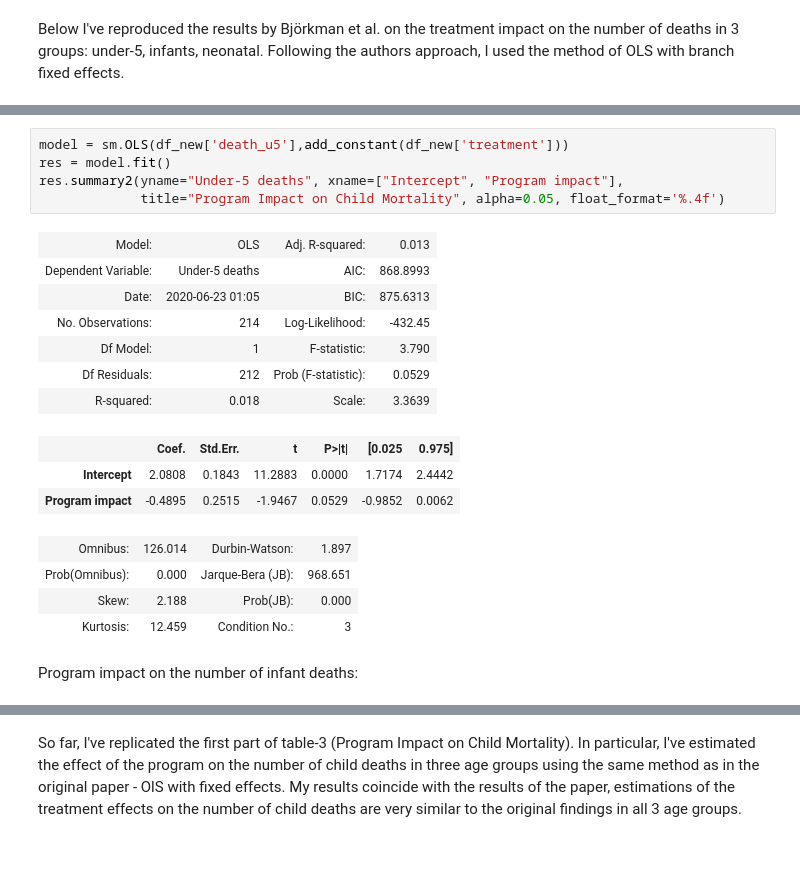
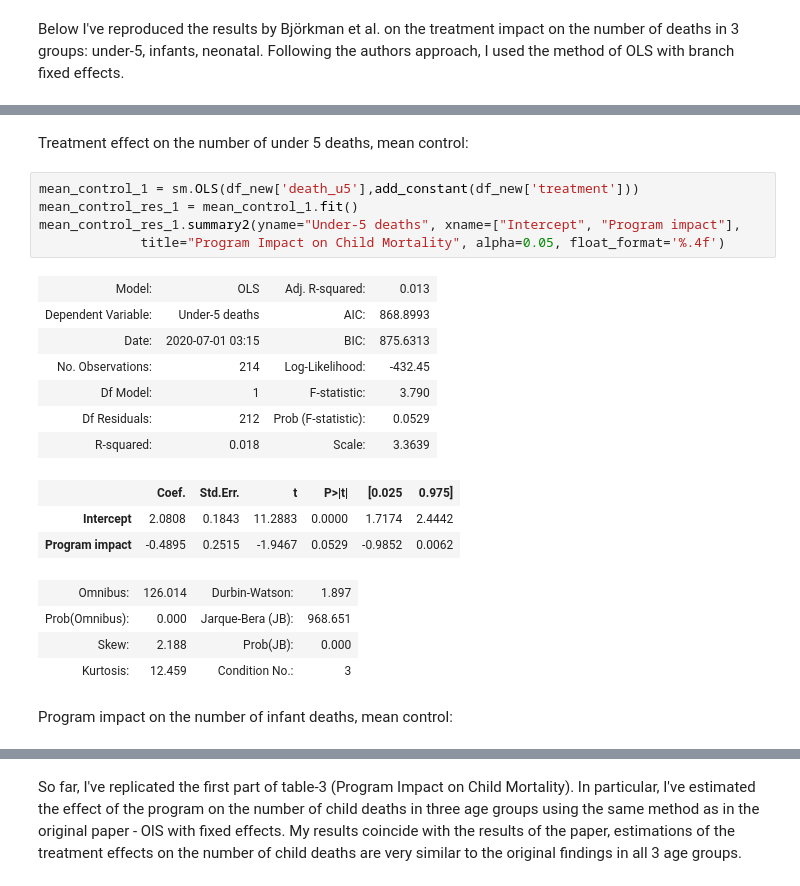
Before and after one commit to madinajapakhova/Project-replication, a Jupyter notebook: MJapakhova project(replication).ipynb, the cells around one changed output, grey strips where cells are left out. Cells and saved outputs as stored; diff of their text form; blank space fills up the shorter version.

```diff
--- a/MJapakhova project(replication).ipynb
+++ b/MJapakhova project(replication).ipynb
@@ -331,12 +247,14 @@ Mean control:
+# %% [markdown]
+Treatment effect on the number of under 5 deaths, mean control:
 # %%
-model = sm.OLS(df_new['death_u5'],add_constant(df_new['treatment']))
-res = model.fit()
-res.summary2(yname="Under-5 deaths", xname=["Intercept", "Program impact"],
+mean_control_1 = sm.OLS(df_new['death_u5'],add_constant(df_new['treatment']))
+mean_control_res_1 = mean_control_1.fit()
+mean_control_res_1.summary2(yname="Under-5 deaths", xname=["Intercept", "Program impact"],
              title="Program Impact on Child Mortality", alpha=0.05, float_format='%.4f')
 # %% [output]
 | Model: | OLS | Adj. R-squared: | 0.013 |
 | Dependent Variable: | Under-5 deaths | AIC: | 868.8993 |
-| Date: | 2020-06-23 01:05 | BIC: | 875.6313 |
+| Date: | 2020-07-01 03:15 | BIC: | 875.6313 |
 | No. Observations: | 214 | Log-Likelihood: | -432.45 |
 | Df Model: | 1 | F-statistic: | 3.790 |
 | Df Residuals: | 212 | Prob (F-statistic): | 0.0529 |
@@ -349,4 +267,4 @@ res.summary2(yname="Under-5 deaths", xname=["Intercept", "Program impact"],
 | Skew: | 2.188 | Prob(JB): | 0.000 |
 | Kurtosis: | 12.459 | Condition No.: | 3 |
 # %% [markdown]
-Program impact on the number of infant deaths:
+Program impact on the number of infant deaths, mean control:
```
Also changed, not shown: parts of 75 cells of this notebook.
